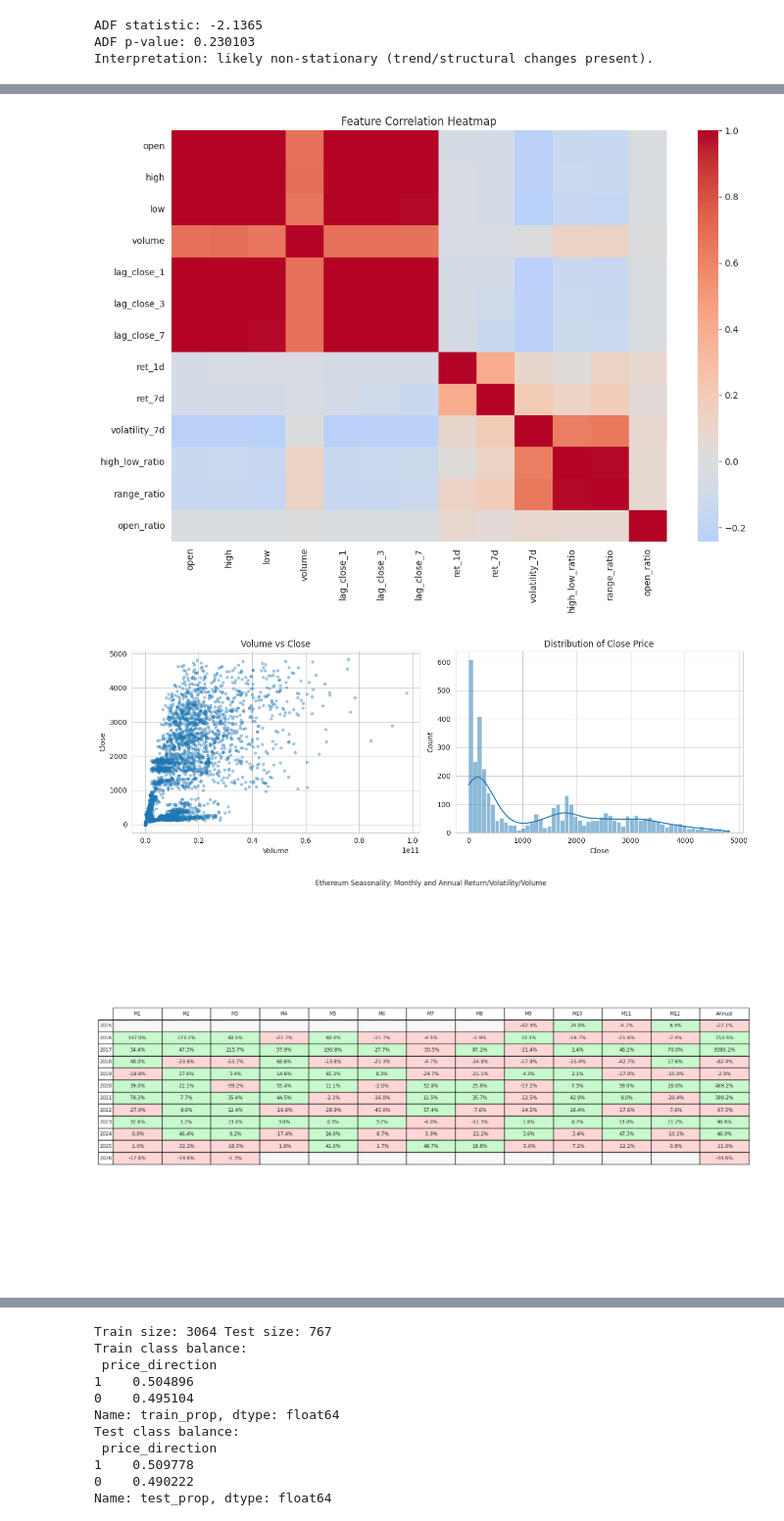
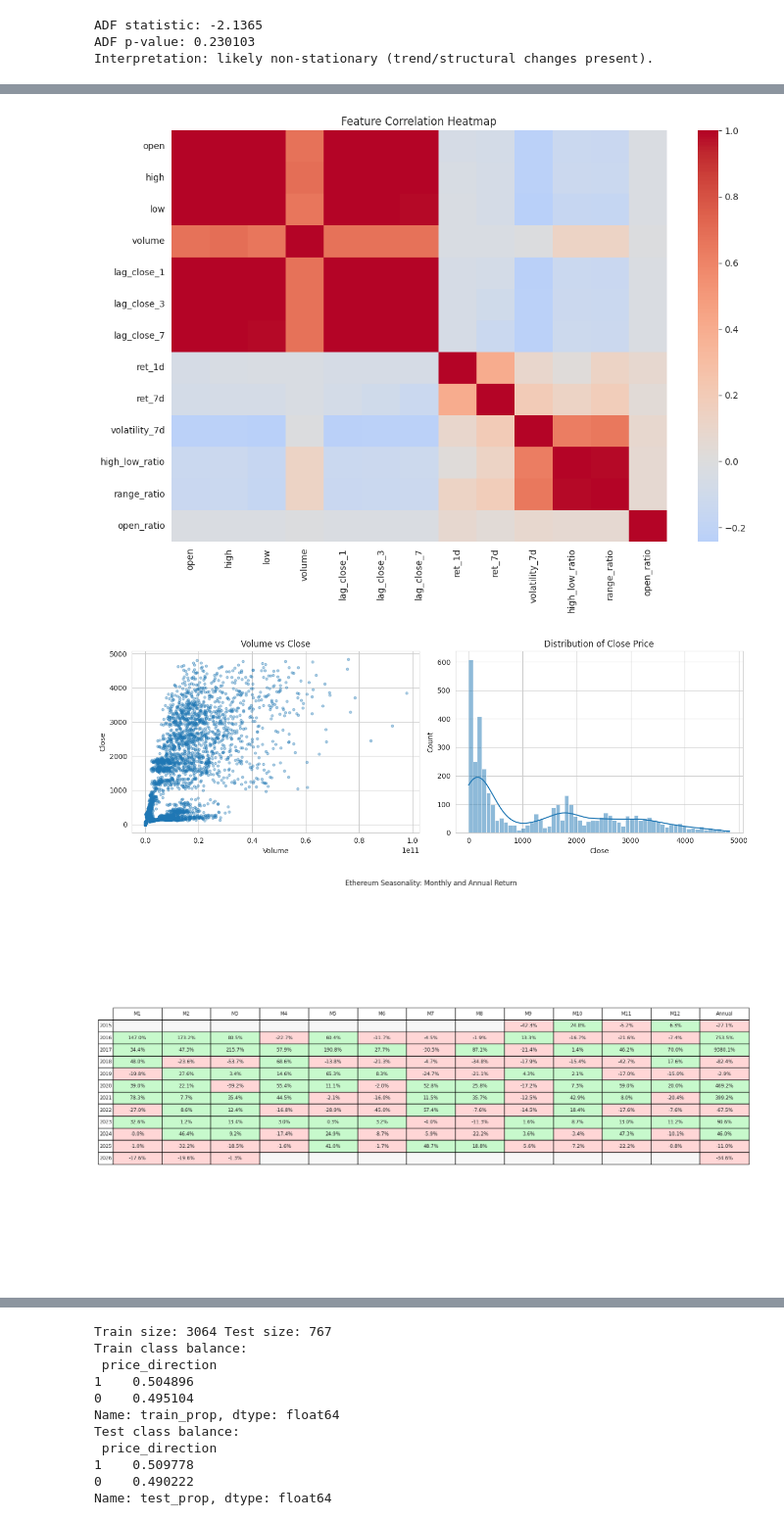
Before and after one commit to santiago-cruzlopez/WLV-MSc-AI, a Jupyter notebook: 01_Data_Mining_&_Informatics/W7_Final_Assessment/Final_Assessment.ipynb, the cells around one changed output, grey strips where cells are left out. Shown at 98% size. Saved outputs shown, nothing was run; the diff lists cells and outputs as text; code cells hidden in the pictures.

Commit message:
7CS074 - Final Assessment: Ethereum Directional Forecasting

```diff
--- a/01_Data_Mining_&_Informatics/W7_Final_Assessment/Final_Assessment.ipynb
+++ b/01_Data_Mining_&_Informatics/W7_Final_Assessment/Final_Assessment.ipynb
@@ -298,33 +298,33 @@ for yr in seasonality_rows:
         else:
             row_text.append("")
             row_colors.append("#f7f7f7")
 
     r_a = annual.loc[yr, "ret_year_pct"]
     row_text.append(f"{r_a:.1f}%")
     row_colors.append("#c7f9cc" if r_a > 0 else "#ffd6d6")
 
     cell_text.append(row_text)
     cell_colors.append(row_colors)
 
 fig, ax = plt.subplots(figsize=(16, 10))
 ax.axis("off")
 tbl = ax.table(
     cellText=cell_text,
     rowLabels=seasonality_rows,
     colLabels=col_labels,
     cellColours=cell_colors,
     cellLoc="center",
     loc="center"
 )
 tbl.auto_set_font_size(False)
 tbl.set_fontsize(8.5)
 tbl.scale(1.08, 1.45)
-plt.title("Ethereum Seasonality: Monthly and Annual Return/Volatility/Volume", pad=15)
+plt.title("Ethereum Seasonality: Monthly and Annual Return", pad=15)
 plt.tight_layout()
 plt.show()
 # %% [output]
 [figure]
 [figure]
 [figure]
-[figure, old version]
+[figure, new version]
 # %% [markdown]
```
Also changed, not shown: parts of 8 cells of this notebook, 2 other files.
